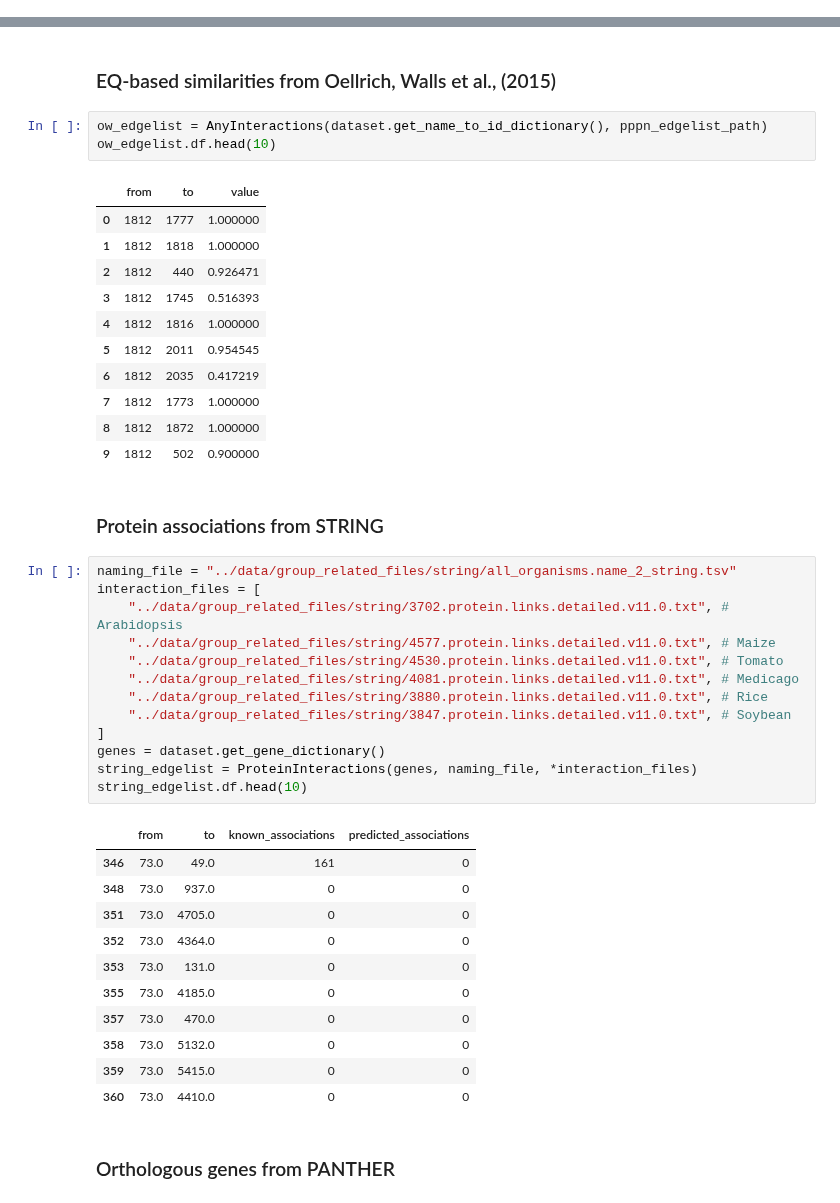
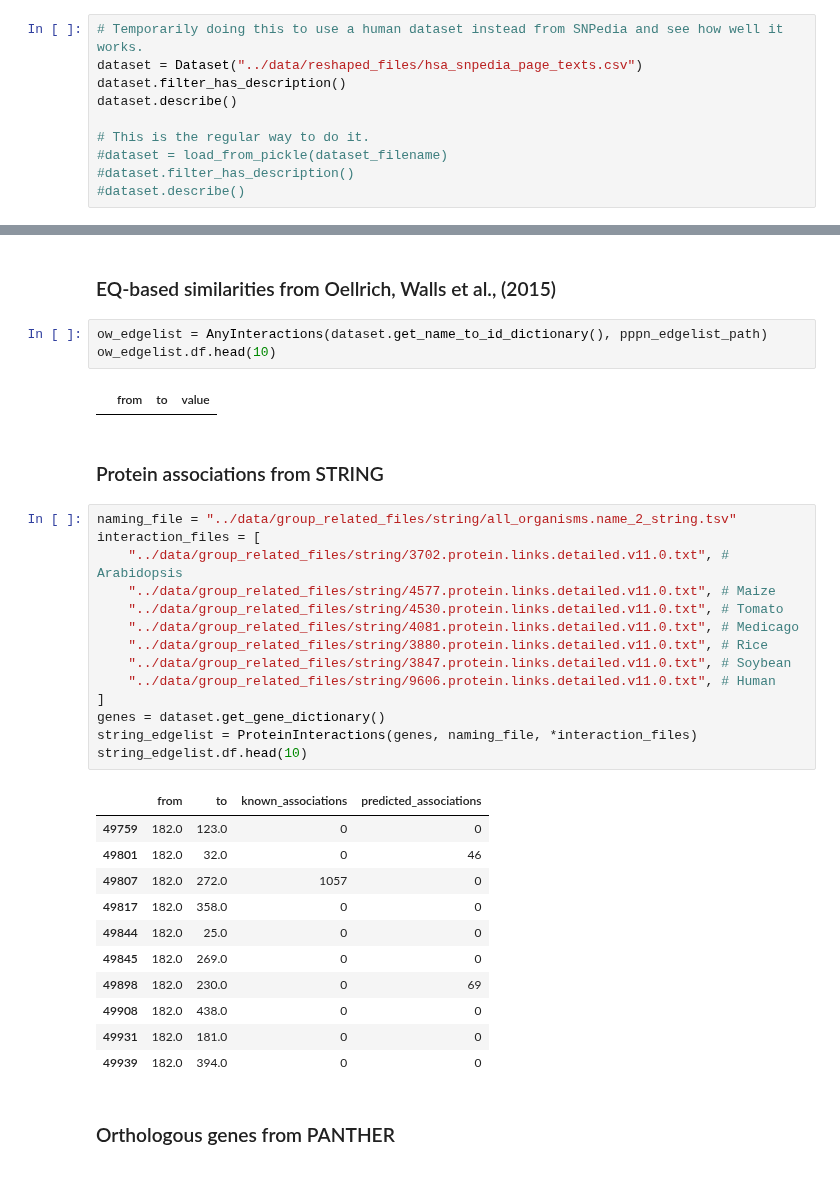
Before and after one commit to irbraun/plant-phenotypes-nlp, a Jupyter notebook: notebooks/Analysis.ipynb, the cells around one changed output, grey strips where cells are left out. Saved outputs shown, nothing was run; the diff lists cells and outputs as text.

```diff
--- a/notebooks/Analysis.ipynb
+++ b/notebooks/Analysis.ipynb
@@ -215,0 +203,10 @@ dataset.describe()
+# %%
+# Temporarily doing this to use a human dataset instead from SNPedia and see how well it works.
+dataset = Dataset("../data/reshaped_files/hsa_snpedia_page_texts.csv")
+dataset.filter_has_description()
+dataset.describe()
+
+# This is the regular way to do it.
+#dataset = load_from_pickle(dataset_filename)
+#dataset.filter_has_description()
+#dataset.describe()
@@ -394,44 +396,35 @@ ow_edgelist = AnyInteractions(dataset.get_name_to_id_dictionary(), pppn_edgelist
 ow_edgelist.df.head(10)
 # %% [output]
 |  | from | to | value |
-| 0 | 1812 | 1777 | 1.000000 |
-| 1 | 1812 | 1818 | 1.000000 |
-| 2 | 1812 | 440 | 0.926471 |
-| 3 | 1812 | 1745 | 0.516393 |
-| 4 | 1812 | 1816 | 1.000000 |
-| 5 | 1812 | 2011 | 0.954545 |
-| 6 | 1812 | 2035 | 0.417219 |
-| 7 | 1812 | 1773 | 1.000000 |
-| 8 | 1812 | 1872 | 1.000000 |
-| 9 | 1812 | 502 | 0.900000 |
 # %% [markdown]
 <a id="string"></a>
 ### Protein associations from STRING
 # %%
 naming_file = "../data/group_related_files/string/all_organisms.name_2_string.tsv"
 interaction_files = [
     "../data/group_related_files/string/3702.protein.links.detailed.v11.0.txt", # Arabidopsis
     "../data/group_related_files/string/4577.protein.links.detailed.v11.0.txt", # Maize
     "../data/group_related_files/string/4530.protein.links.detailed.v11.0.txt", # Tomato
     "../data/group_related_files/string/4081.protein.links.detailed.v11.0.txt", # Medicago
     "../data/group_related_files/string/3880.protein.links.detailed.v11.0.txt", # Rice
     "../data/group_related_files/string/3847.protein.links.detailed.v11.0.txt", # Soybean
+    "../data/group_related_files/string/9606.protein.links.detailed.v11.0.txt", # Human
 ]
 genes = dataset.get_gene_dictionary()
 string_edgelist = ProteinInteractions(genes, naming_file, *interaction_files)
 string_edgelist.df.head(10)
 # %% [output]
 |  | from | to | known_associations | predicted_associations |
-| 346 | 73.0 | 49.0 | 161 | 0 |
-| 348 | 73.0 | 937.0 | 0 | 0 |
-| 351 | 73.0 | 4705.0 | 0 | 0 |
-| 352 | 73.0 | 4364.0 | 0 | 0 |
-| 353 | 73.0 | 131.0 | 0 | 0 |
-| 355 | 73.0 | 4185.0 | 0 | 0 |
-| 357 | 73.0 | 470.0 | 0 | 0 |
-| 358 | 73.0 | 5132.0 | 0 | 0 |
-| 359 | 73.0 | 5415.0 | 0 | 0 |
-| 360 | 73.0 | 4410.0 | 0 | 0 |
+| 49759 | 182.0 | 123.0 | 0 | 0 |
+| 49801 | 182.0 | 32.0 | 0 | 46 |
+| 49807 | 182.0 | 272.0 | 1057 | 0 |
+| 49817 | 182.0 | 358.0 | 0 | 0 |
+| 49844 | 182.0 | 25.0 | 0 | 0 |
+| 49845 | 182.0 | 269.0 | 0 | 0 |
+| 49898 | 182.0 | 230.0 | 0 | 69 |
+| 49908 | 182.0 | 438.0 | 0 | 0 |
+| 49931 | 182.0 | 181.0 | 0 | 0 |
+| 49939 | 182.0 | 394.0 | 0 | 0 |
 # %% [markdown]
 <a id="panther"></a>
 ### Orthologous genes from PANTHER
```
Also changed, not shown: parts of 31 cells of this notebook, 3 other files.
